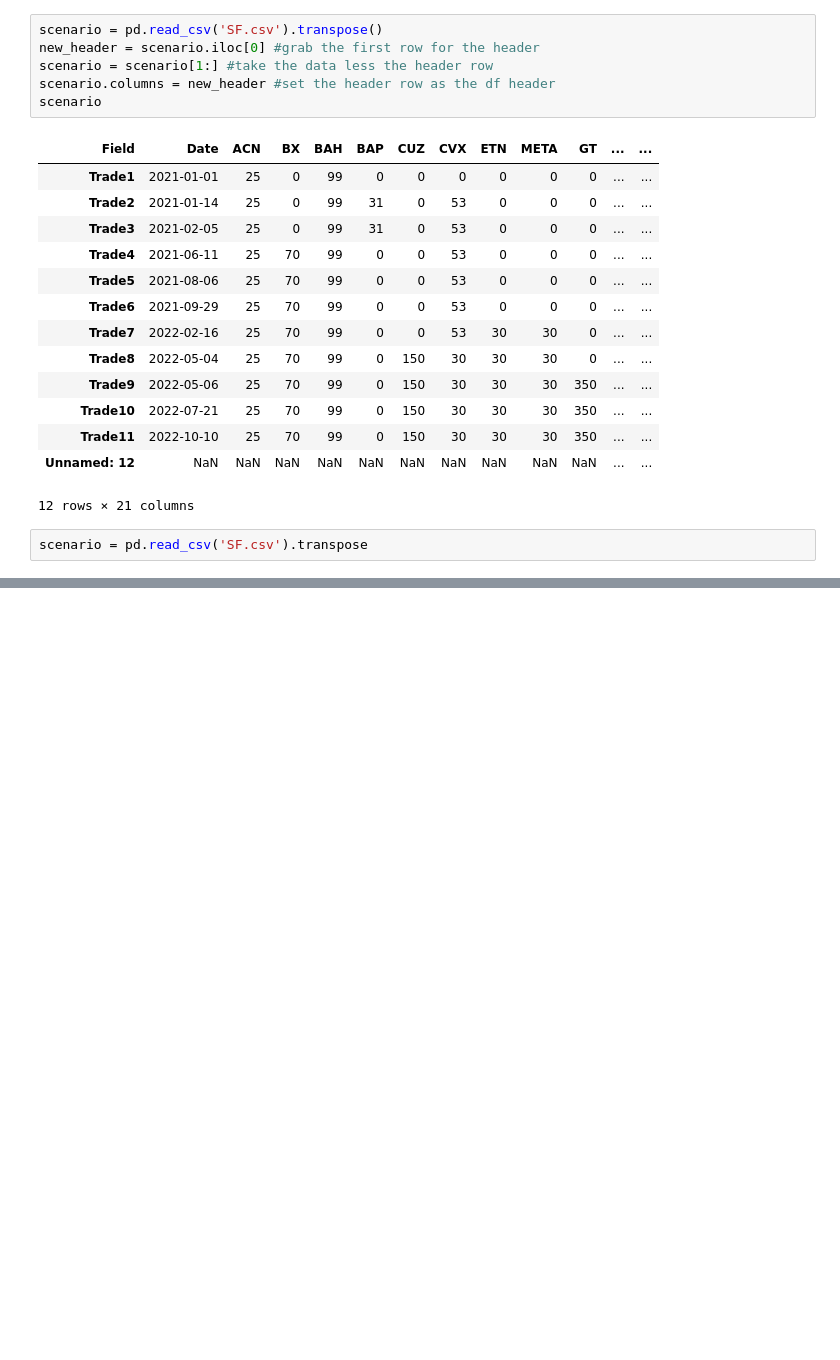
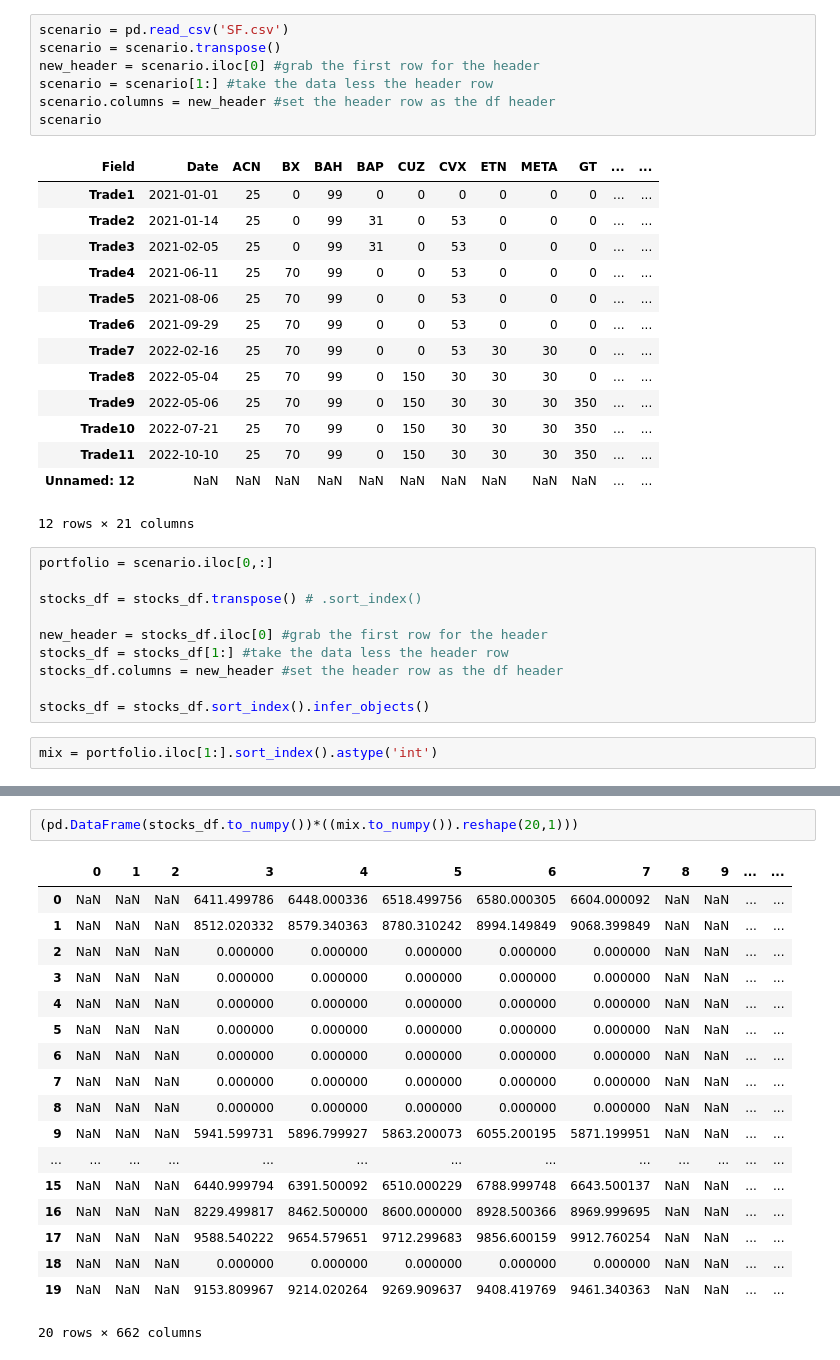
Before and after one commit to jforbes7/defperf, a Jupyter notebook: portfolio-performance.ipynb, the cells around one changed output, grey strips where cells are left out. Drawn from its saved outputs; the diff is of its cells as text; blank space fills up the shorter version.

```diff
--- a/portfolio-performance.ipynb
+++ b/portfolio-performance.ipynb
@@ -79,5 +91,6 @@ stocks_df
 # %%
-scenario = pd.read_csv('SF.csv').transpose()
+scenario = pd.read_csv('SF.csv')
+scenario = scenario.transpose()
 new_header = scenario.iloc[0] #grab the first row for the header
 scenario = scenario[1:] #take the data less the header row
 scenario.columns = new_header #set the header row as the df header
@@ -97,5 +110,15 @@ scenario
 | Trade11 | 2022-10-10 | 25 | 70 | 99 | 0 | 150 | 30 | 30 | 30 | 350 | ... | ... |
 | Unnamed: 12 | NaN | NaN | NaN | NaN | NaN | NaN | NaN | NaN | NaN | NaN | ... | ... |
 12 rows × 21 columns
-# %%
-scenario = pd.read_csv('SF.csv').transpose
+# %%
+portfolio = scenario.iloc[0,:]
+
+stocks_df = stocks_df.transpose() # .sort_index()
+
+new_header = stocks_df.iloc[0] #grab the first row for the header
+stocks_df = stocks_df[1:] #take the data less the header row
+stocks_df.columns = new_header #set the header row as the df header
+
+stocks_df = stocks_df.sort_index().infer_objects()
+# %%
+mix = portfolio.iloc[1:].sort_index().astype('int')
@@ -101,0 +158,21 @@ scenario = pd.read_csv('SF.csv').transpose
+# %%
+(pd.DataFrame(stocks_df.to_numpy())*((mix.to_numpy()).reshape(20,1)))
+# %% [output]
+|  | 0 | 1 | 2 | 3 | 4 | 5 | 6 | 7 | 8 | 9 | ... | ... |
+| 0 | NaN | NaN | NaN | 6411.499786 | 6448.000336 | 6518.499756 | 6580.000305 | 6604.000092 | NaN | NaN | ... | ... |
+| 1 | NaN | NaN | NaN | 8512.020332 | 8579.340363 | 8780.310242 | 8994.149849 | 9068.399849 | NaN | NaN | ... | ... |
+| 2 | NaN | NaN | NaN | 0.000000 | 0.000000 | 0.000000 | 0.000000 | 0.000000 | NaN | NaN | ... | ... |
+| 3 | NaN | NaN | NaN | 0.000000 | 0.000000 | 0.000000 | 0.000000 | 0.000000 | NaN | NaN | ... | ... |
+| 4 | NaN | NaN | NaN | 0.000000 | 0.000000 | 0.000000 | 0.000000 | 0.000000 | NaN | NaN | ... | ... |
+| 5 | NaN | NaN | NaN | 0.000000 | 0.000000 | 0.000000 | 0.000000 | 0.000000 | NaN | NaN | ... | ... |
+| 6 | NaN | NaN | NaN | 0.000000 | 0.000000 | 0.000000 | 0.000000 | 0.000000 | NaN | NaN | ... | ... |
+| 7 | NaN | NaN | NaN | 0.000000 | 0.000000 | 0.000000 | 0.000000 | 0.000000 | NaN | NaN | ... | ... |
+| 8 | NaN | NaN | NaN | 0.000000 | 0.000000 | 0.000000 | 0.000000 | 0.000000 | NaN | NaN | ... | ... |
+| 9 | NaN | NaN | NaN | 5941.599731 | 5896.799927 | 5863.200073 | 6055.200195 | 5871.199951 | NaN | NaN | ... | ... |
+| ... | ... | ... | ... | ... | ... | ... | ... | ... | ... | ... | ... | ... |
+| 15 | NaN | NaN | NaN | 6440.999794 | 6391.500092 | 6510.000229 | 6788.999748 | 6643.500137 | NaN | NaN | ... | ... |
+| 16 | NaN | NaN | NaN | 8229.499817 | 8462.500000 | 8600.000000 | 8928.500366 | 8969.999695 | NaN | NaN | ... | ... |
+| 17 | NaN | NaN | NaN | 9588.540222 | 9654.579651 | 9712.299683 | 9856.600159 | 9912.760254 | NaN | NaN | ... | ... |
+| 18 | NaN | NaN | NaN | 0.000000 | 0.000000 | 0.000000 | 0.000000 | 0.000000 | NaN | NaN | ... | ... |
+| 19 | NaN | NaN | NaN | 9153.809967 | 9214.020264 | 9269.909637 | 9408.419769 | 9461.340363 | NaN | NaN | ... | ... |
+20 rows × 662 columns
```
Also changed, not shown: parts of 3 cells of this notebook.
